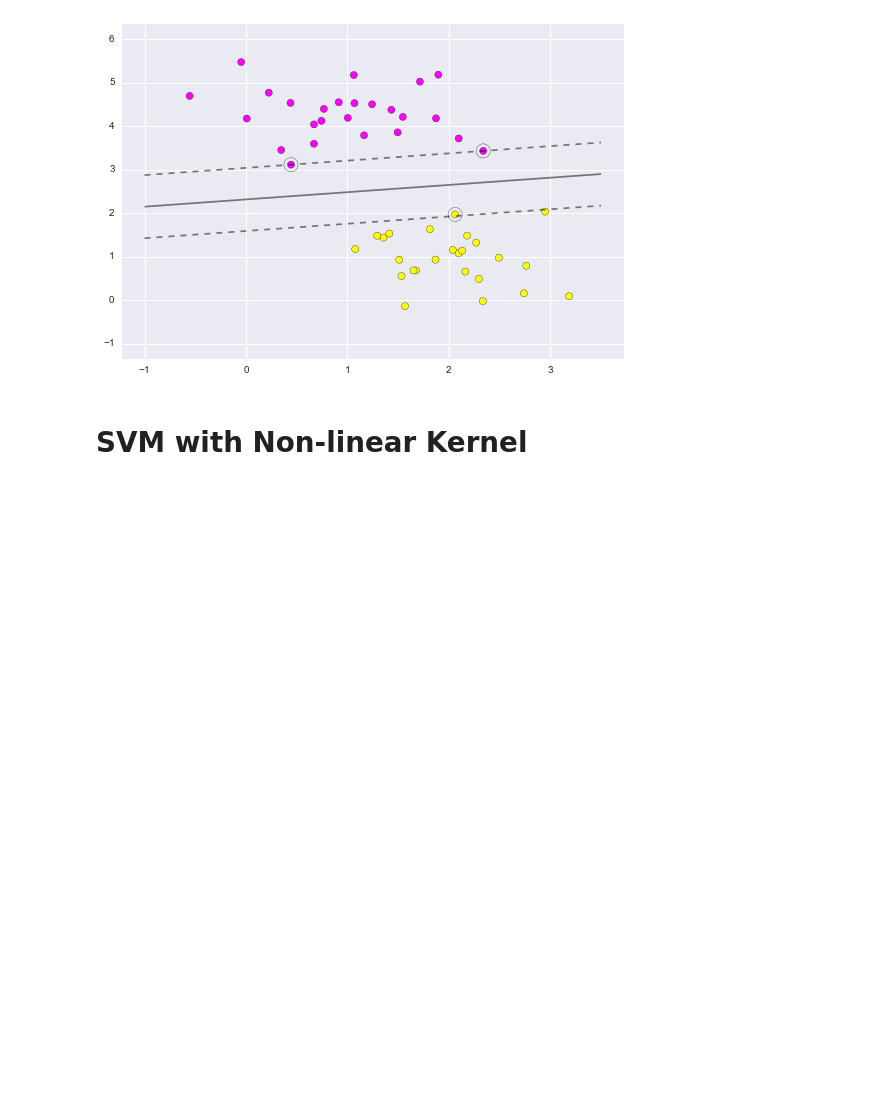
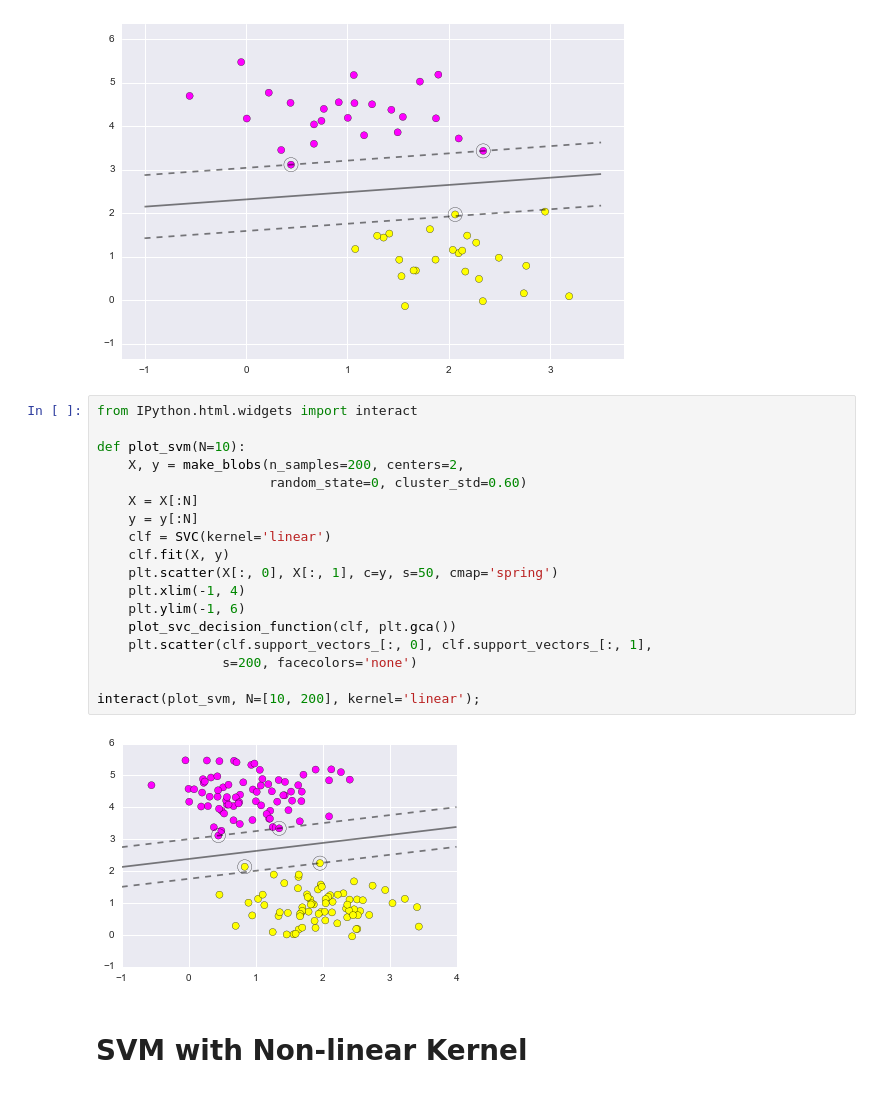
Before and after one commit to toastmaker/5bss, a Jupyter notebook: notebooks/04 Classification.ipynb, the cells around one changed output. Drawn from its saved outputs; the diff is of its cells as text; blank space fills up the shorter version.

```diff
--- a/notebooks/04 Classification.ipynb
+++ b/notebooks/04 Classification.ipynb
@@ -66,6 +66,26 @@ plt.scatter(clf.support_vectors_[:, 0], clf.support_vectors_[:, 1],
             s=200, facecolors='none');
 # %% [output]
 [figure]
+# %%
+from IPython.html.widgets import interact
+
+def plot_svm(N=10):
+    X, y = make_blobs(n_samples=200, centers=2,
+                      random_state=0, cluster_std=0.60)
+    X = X[:N]
+    y = y[:N]
+    clf = SVC(kernel='linear')
+    clf.fit(X, y)
+    plt.scatter(X[:, 0], X[:, 1], c=y, s=50, cmap='spring')
+    plt.xlim(-1, 4)
+    plt.ylim(-1, 6)
+    plot_svc_decision_function(clf, plt.gca())
+    plt.scatter(clf.support_vectors_[:, 0], clf.support_vectors_[:, 1],
+                s=200, facecolors='none')
+
+interact(plot_svm, N=[10, 200], kernel='linear');
+# %% [output]
+[figure, added]
 # %% [markdown]
 # SVM with Non-linear Kernel
 # %%
```
Also changed, not shown: 19 other files.
